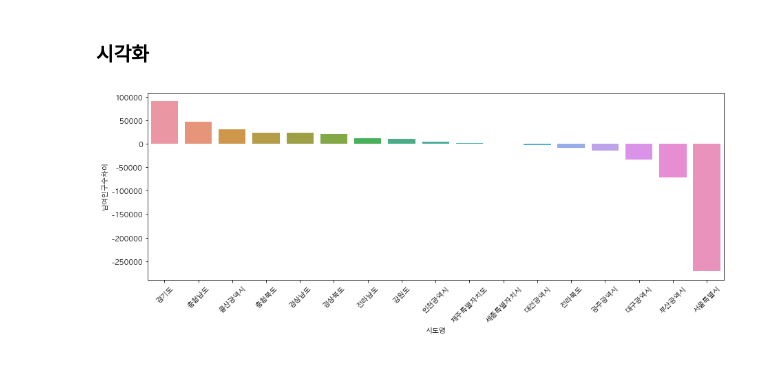
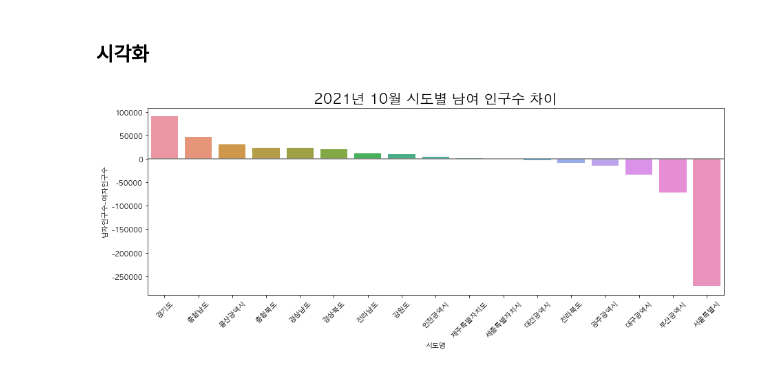
Before and after one commit to limetree-indigo/python-visualization, a Jupyter notebook: 11 지역별 인구구조 시각화/11 지역별 인구구조 시각화.ipynb, the cells around one changed output. Saved outputs shown, nothing was run; the diff lists cells and outputs as text; code cells hidden in the pictures.

```diff
--- a/11 지역별 인구구조 시각화/11 지역별 인구구조 시각화.ipynb
+++ b/11 지역별 인구구조 시각화/11 지역별 인구구조 시각화.ipynb
@@ -263,7 +263,9 @@ df_sido
 # %%
 sns.barplot(data=df_sido, x='시도명', y='남여인구수차이')
 plt.xticks(rotation=45)
-plt.axhline(0)
+plt.axhline(0, color='gray')
+plt.title('2021년 10월 시도별 남여 인구수 차이', size=20)
+plt.ylabel('남자인구수-여자인구수')
 plt.show()
 # %% [output]
-[figure, old version]
+[figure, new version]
```
